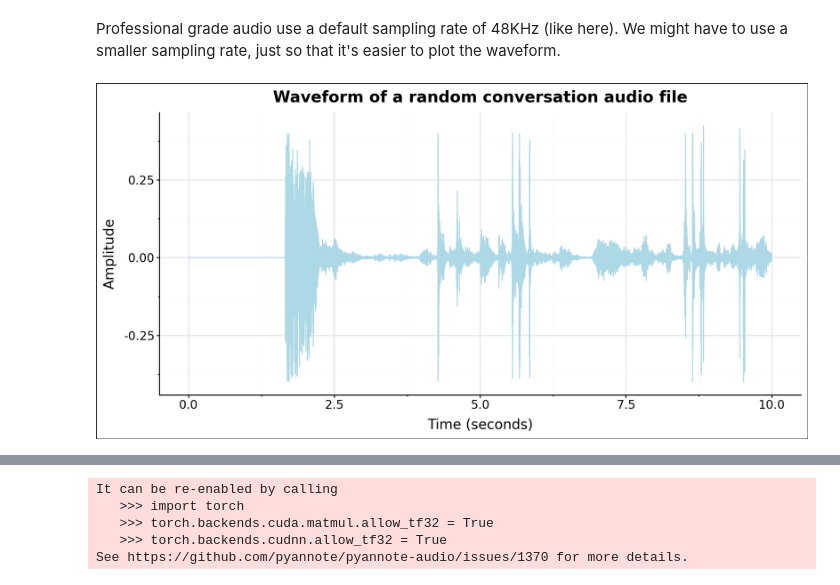
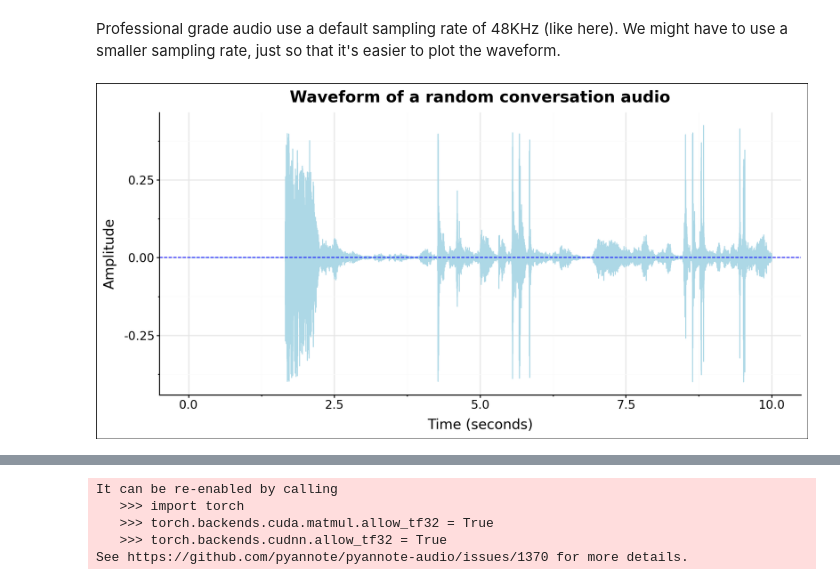
Before and after one commit to shshnk94/convodynamics, a Jupyter notebook: analysis.ipynb, the cells around one changed output, grey strips where cells are left out. Saved outputs shown, nothing was run; the diff lists cells and outputs as text; code cells hidden in the pictures.

```diff
--- a/analysis.ipynb
+++ b/analysis.ipynb
@@ -66,5 +84,6 @@ Converted CANDOR corpus to ConvoKit format at folder: data/conversations/candor_
 # %% [markdown]
 The conversations are converted into the required format and stored in the above folder. You can view them with the command below.
 # %%
+folder_name = "candor_audiophile"
 !ls -lh {CONVERSATIONS}/{folder_name}
 # %% [output]
@@ -106,29 +132,37 @@ Professional grade audio use a default sampling rate of 48KHz (like here). We mi
 # %%
 def plot_waveform(yt, sr, start=0, end=None):
 
     if end is None: end = yt.shape[0]
 
     points = pd.DataFrame({
         "Sample Index": range(start, end),
         "Time": [i / sr for i in range(start, end)],
         "Amplitude": yt[start:end]
     })
 
     plot = (
         p9.ggplot(points, p9.aes(x="Time", y="Amplitude"))
-        + p9.geom_line(color="lightblue", size=0.5)
+
+        + p9.geom_line(
+            color="lightblue",
+            size=0.5)
+        + p9.geom_hline(
+            yintercept=0,
+            linetype="dashed",
+            color="blue")
+
         + p9.labs(
-            title="Waveform of a random conversation audio file",
+            title="Waveform of a random conversation audio",
             x="Time (seconds)",
             y="Amplitude")
     )
 
     return plot
 
 # Plot the first 10 seconds of the audio
 start = 0
 end = sr * 10 # 10 seconds
 plot_waveform(yt, sr, start, end)
 # %% [output]
-[figure, old version]
+[figure, new version]
 # %% [markdown]
```
Also changed, not shown: parts of 11 cells of this notebook, 1 other file.
